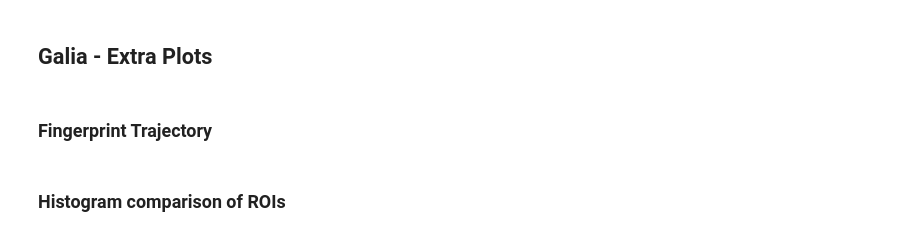
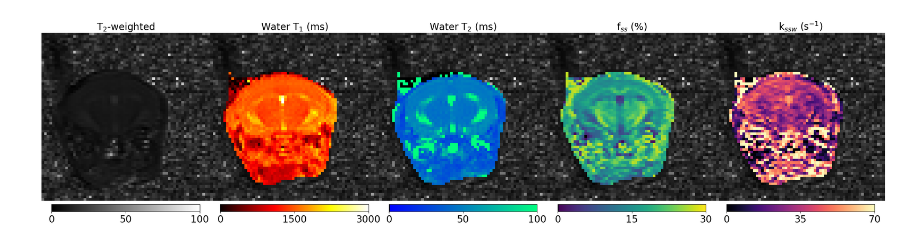
Before and after one commit to GaliaShaiBasson/molecular-mrf, a Jupyter notebook: aging_exp/mouse.ipynb, the cells around one changed output. Drawn from its saved outputs; the diff is of its cells as text; code cells hidden in the pictures.

Commit message:
change notebook to use generated brain mask and MRI02 image as the background image (instead of "t2w_high_mouse" - doesn't exist)
configs - remove unused ConfigIohexol

```diff
--- a/aging_exp/mouse.ipynb
+++ b/aging_exp/mouse.ipynb
@@ -544,9 +588,17 @@ print("Predicted tensor shape: " + str(prediction.shape))
 # %%
-# load SAM-generated mask
-mask = np.load(os.path.join(data_f, 'mask_mouse.npy'))
+# # load SAM-generated mask
+# mask = np.load(os.path.join(data_f, 'mask_mouse.npy'))
+
+mask = np.load(os.path.join(data_f, "mask_aging.npy"))
+
+# # No mask yet: just use all pixels
+# mask = np.ones((c_acq_data, w_acq_data), dtype=np.float32)
 # %%
-# load high-resolution T2 image for overlay
-highres_t2 = sio.loadmat(os.path.join(data_f, 't2w_high_mouse.mat'))['HighRes']
+# # load high-resolution T2 image for overlay
+# highres_t2 = sio.loadmat(os.path.join(data_f, 't2w_high_mouse.mat'))['HighRes']
+
+# Use MRF frame as background for overlay (instead of missing high-res T2)
+bg = acquired_data_orig[0].astype(np.float32)  # shape (H, W)
 # %%
 # mask = np.ones((c_acq_data, w_acq_data))
 quant_maps = {}
@@ -560,7 +612,9 @@ quant_maps['ksw'] = prediction.cpu().detach().numpy()[:, 1]
 quant_maps['ksw'] = quant_maps['ksw'].T
 quant_maps['ksw'] = np.reshape(quant_maps['ksw'], (c_acq_data, w_acq_data), order='F')
 
-quant_maps['t2wh'] = highres_t2
+# quant_maps['t2wh'] = highres_t2
+# store bg as "t2wh" so the rest of the plotting code doesn't change
+quant_maps['t2wh'] = bg
 
 quant_maps['t1w'] = acquired_map_t1w_orig * 1000
 quant_maps['t2w'] = acquired_map_t2w_orig * 1000
@@ -580,35 +634,34 @@ titles = ['T$_{{2}}$-weighted', 'Water T$_{{1}}$ (ms)','Water T$_{{2}}$ (ms)','f
 clim_list = [(0, 100), (0, 3000), (0, 100),(0, 30), (0, 70)]
 tick_list = [ np.arange(0, 140, 50),np.arange(0, 3300, 1500), np.arange(0, 140, 50),
             np.arange(0, 60, 15), np.arange(0, 120, 35)]
 
 unified_font_size = 20
 
 
 for ax, color_map, key, title, clim, ticks in zip(axes.flat, color_maps, data_keys, titles, clim_list, tick_list):
     vals = quant_maps[key]
 
     if key == 'fs':
         vals = vals * 100
 
     mask_lr = cv2.resize(mask, (vals.shape[1], vals.shape[0]), interpolation=cv2.INTER_NEAREST)
     plot = ax.imshow(vals * mask_lr, cmap=color_map)
     plot.set_clim(*clim)
     ax.clear()
     ax.set_title(title, fontsize=unified_font_size)
     cb = plt.colorbar(plot, ax=ax, ticks=ticks, orientation='horizontal', fraction=0.023, pad=0.01)
     cb.ax.tick_params(labelsize=unified_font_size)
     ax.set_axis_off()
     if key != 't2wh':
-        img = image_overlay(highres_t2, vals, mask, plt.cm.gray, color_map, clim, None, alphabg=1, alphafg=1)
+        # img = image_overlay(highres_t2, vals, mask, plt.cm.gray, color_map, clim, None, alphabg=1, alphafg=1)
+        img = image_overlay(bg, vals, mask, plt.cm.gray, color_map, clim, None, alphabg=1, alphafg=1)
         ax.imshow(img)
     else:
         ax.imshow(vals, cmap=color_map)
 
 plt.tight_layout()
 plt.subplots_adjust(wspace=0.001, hspace=0.0001)  # Remove spacing between subplots
 
 plt.savefig(fig_fn, format='eps')
+# %% [output]
+[figure, added]
-# %% [markdown]
-## Galia - Extra Plots
-# %% [markdown]
-### Fingerprint Trajectory
@@ -651,2 +667,0 @@ plt.show()
-# %% [markdown]
-### Histogram comparison of ROIs
```
Also changed, not shown: parts of 18 cells of this notebook, 1 other file.
